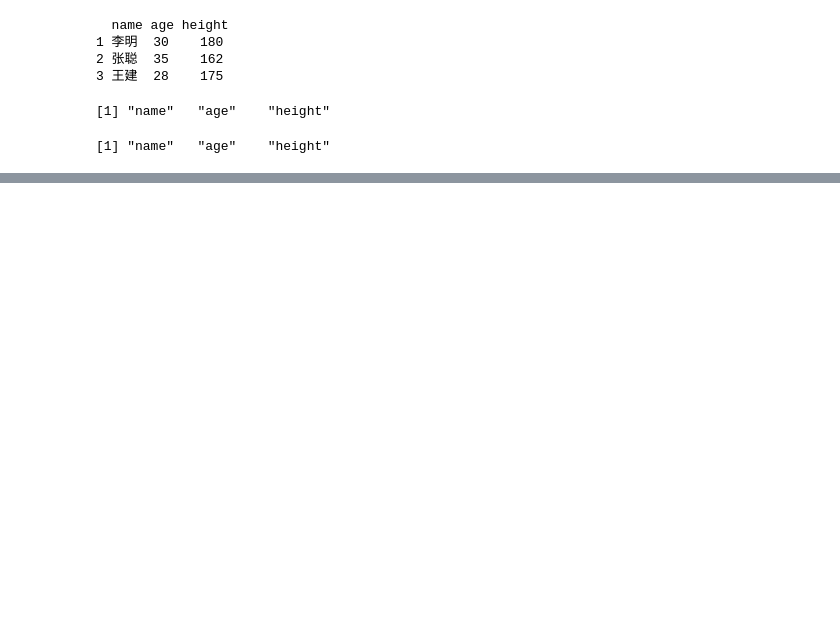
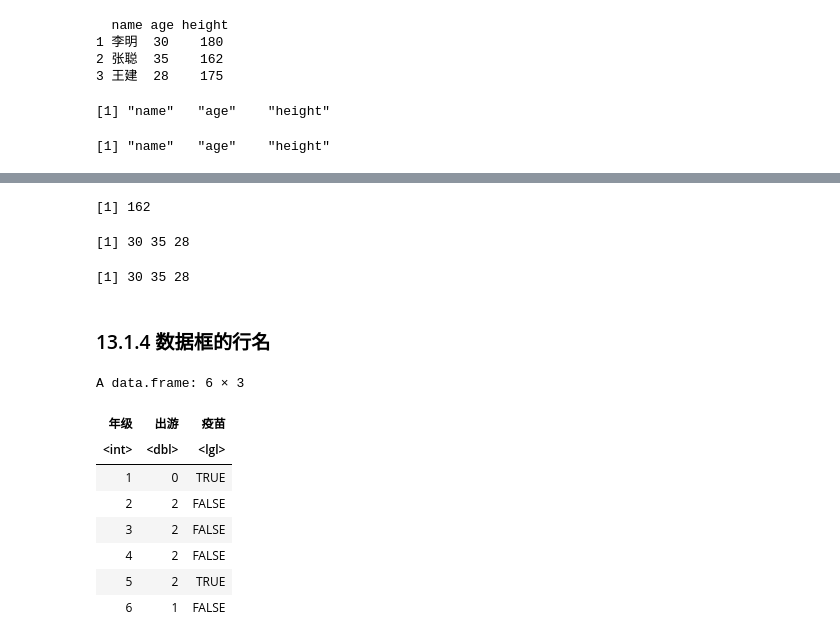
Before and after one commit to hsuhau/jupyter, a Jupyter notebook: R/13 数据框.ipynb, the cells around one changed output, grey strips where cells are left out. Cells and saved outputs as stored; diff of their text form; code cells hidden in the pictures; blank space fills up the shorter version.

```diff
--- a/R/13 数据框.ipynb
+++ b/R/13 数据框.ipynb
@@ -22,0 +35,14 @@ ERROR: Error in load(knitr): 找不到对象'knitr'
+# %%
+d[2, 3]
+# %% [output]
+[1] 162
+# %%
+d[[2]]
+# %% [output]
+[1] 30 35 28
+# %%
+d[, 2]
+# %% [output]
+[1] 30 35 28
+# %% [markdown]
+### 13.1.4 数据框的行名
@@ -22,0 +52,17 @@ ERROR: Error in load(knitr): 找不到对象'knitr'
+# %%
+dm <- data.frame(
+    "年级" = 1:6,
+    "出游" = c(0, 2, 2, 2, 2, 1),
+    "疫苗" = c(TRUE, FALSE, FALSE, FALSE, TRUE, FALSE)
+)
+dm
+# %% [output]
+A data.frame: 6 × 3
+| 年级 | 出游 | 疫苗 |
+| <int> | <dbl> | <lgl> |
+| 1 | 0 | TRUE |
+| 2 | 2 | FALSE |
+| 3 | 2 | FALSE |
+| 4 | 2 | FALSE |
+| 5 | 2 | TRUE |
+| 6 | 1 | FALSE |
```
Also changed, not shown: parts of 27 cells of this notebook, 4 other files.
